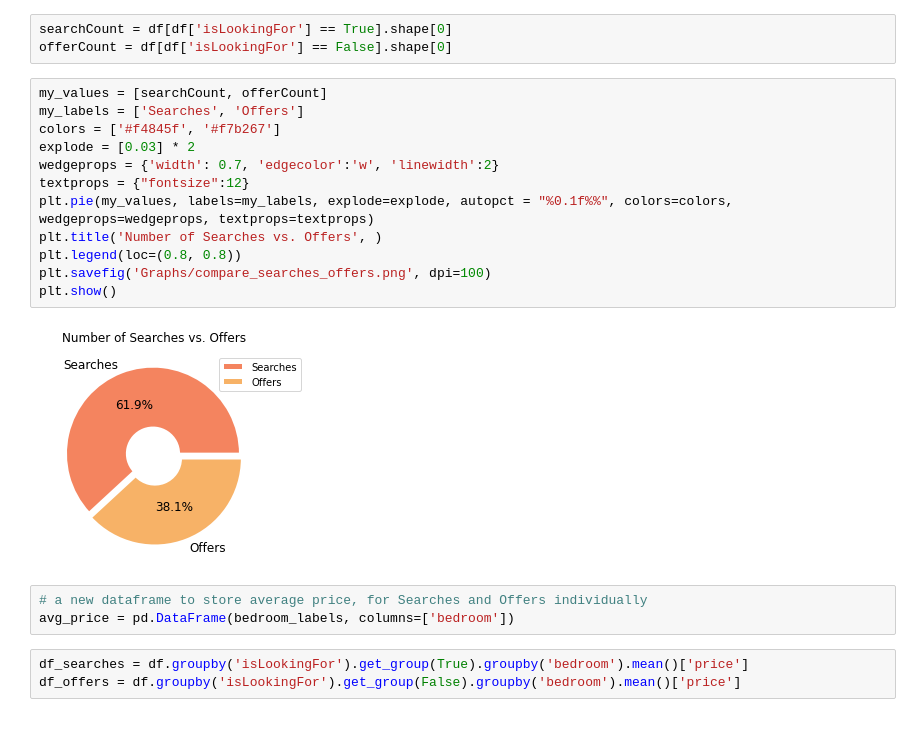
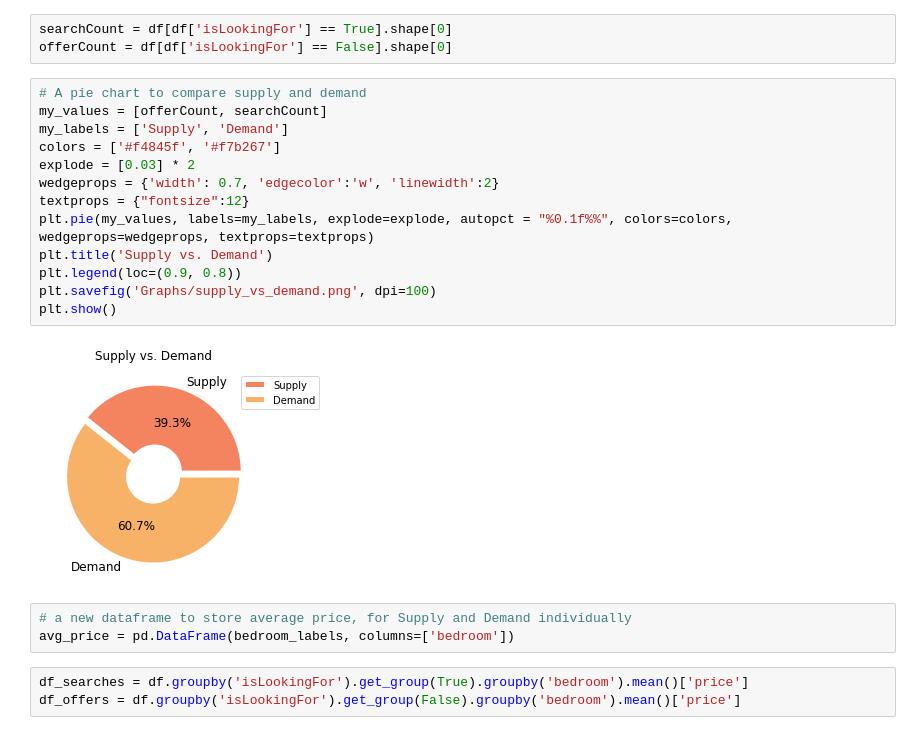
Before and after one commit to iriskimm/uw-student-housing, a Jupyter notebook: facebook-scraper.ipynb, the cells around one changed output. Cells and saved outputs as stored; diff of their text form.

```diff
--- a/facebook-scraper.ipynb
+++ b/facebook-scraper.ipynb
@@ -229,21 +226,22 @@ plt.show()
 searchCount = df[df['isLookingFor'] == True].shape[0]
 offerCount = df[df['isLookingFor'] == False].shape[0]
 # %%
-my_values = [searchCount, offerCount]
-my_labels = ['Searches', 'Offers']
+# A pie chart to compare supply and demand
+my_values = [offerCount, searchCount]
+my_labels = ['Supply', 'Demand']
 colors = ['#f4845f', '#f7b267']
 explode = [0.03] * 2
 wedgeprops = {'width': 0.7, 'edgecolor':'w', 'linewidth':2}
 textprops = {"fontsize":12}
 plt.pie(my_values, labels=my_labels, explode=explode, autopct = "%0.1f%%", colors=colors, wedgeprops=wedgeprops, textprops=textprops)
-plt.title('Number of Searches vs. Offers', )
-plt.legend(loc=(0.8, 0.8))
-plt.savefig('Graphs/compare_searches_offers.png', dpi=100)
+plt.title('Supply vs. Demand')
+plt.legend(loc=(0.9, 0.8))
+plt.savefig('Graphs/supply_vs_demand.png', dpi=100)
 plt.show()
 # %% [output]
-[figure, old version]
+[figure, new version]
 # %%
-# a new dataframe to store average price, for Searches and Offers individually
+# a new dataframe to store average price, for Supply and Demand individually
 avg_price = pd.DataFrame(bedroom_labels, columns=['bedroom'])
 # %%
 df_searches = df.groupby('isLookingFor').get_group(True).groupby('bedroom').mean()['price']
```
Also changed, not shown: parts of 32 cells of this notebook, 5 other files.
